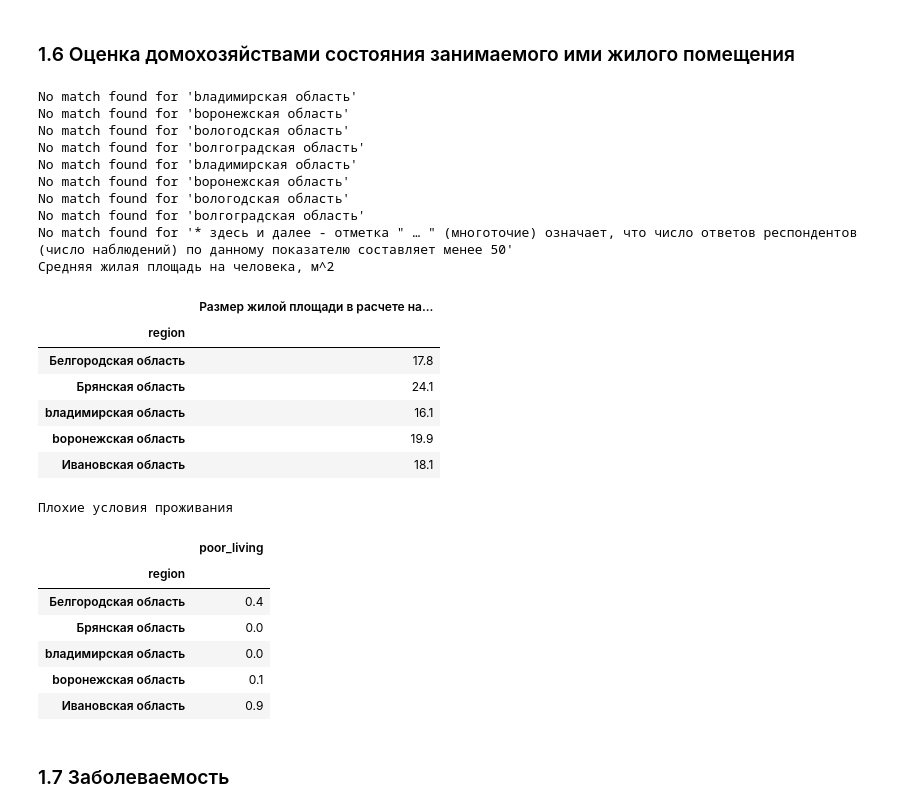
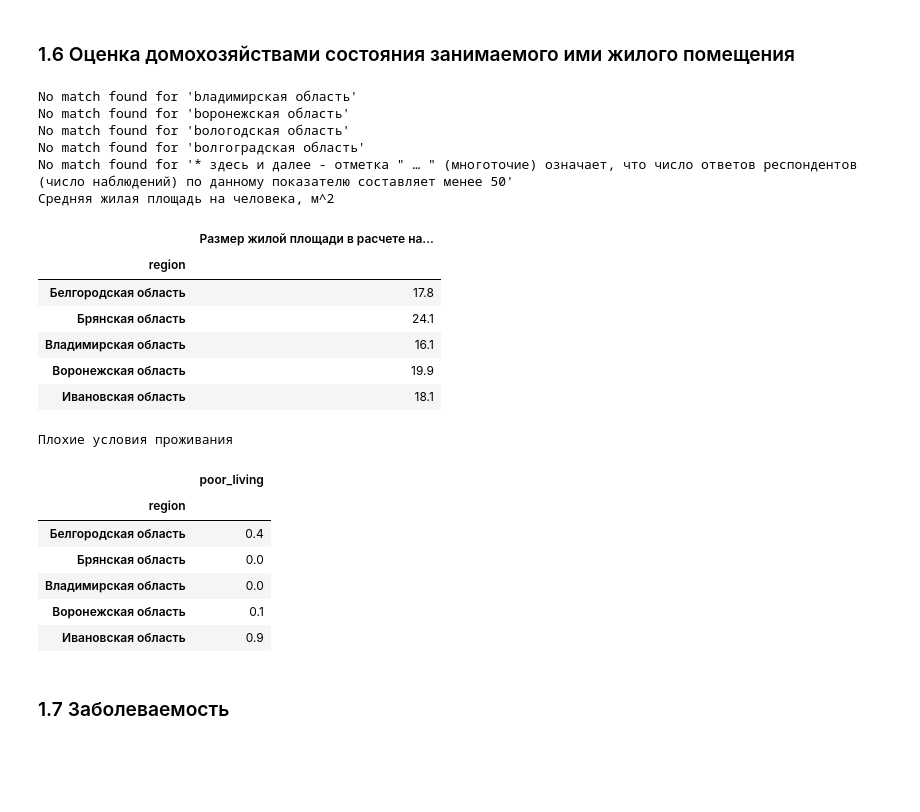
Before and after one commit to banzarkhan/ngo-clasterization, a Jupyter notebook: ngo-clasterization.ipynb, the cells around one changed output. Cells and saved outputs as stored; diff of their text form; code cells hidden in the pictures; blank space fills up the shorter version.

Commit message:
population table

```diff
--- a/ngo-clasterization.ipynb
+++ b/ngo-clasterization.ipynb
@@ -102,8 +58,0 @@ normal_regions.head()
-# %%
-regions_dict = {}
-
-for index, row in normal_regions.iterrows():
-    for element in row['test']:
-        regions_dict[element] = row['Наименование субъекта']
-
-regions_dict
@@ -129,32 +60,30 @@ regions_dict
 # Функция для преобразования наименований субъектов:
 
 def change_name(name):
-    name = name.lower()
+    name_lower = name.lower()
 
-    for n in regions_dict:
-        if n in name:
-            return regions_dict[n]
+    for n, region in regions_dict.items():
+        if n in name_lower:
+            return region
 
-    if re.search(r'\bомская\b(?!.*томская)', name):
+    if re.search(r'\bомская\b(?!.*томская)', name_lower):
         return "Омская область"
 
-    if re.search(r'ханты', name):
+    if any(keyword in name_lower for keyword in ['ханты', 'югра']):
         return 'Ханты-Мансийский автономный округ — Югра'
-    elif re.search(r'югра', name):
-        return 'Ханты-Мансийский автономный округ — Югра'
-    elif re.search(r'ямало', name):
+    elif 'ямало' in name_lower:
         return 'Ямало-Ненецкий автономный округ'
-    elif 'тюменская' in name:
+    elif 'тюменская' in name_lower:
         return 'Тюменская область'
 
-    if "ненецкий" in name and "архангельск" in name:
+    if all(keyword in name_lower for keyword in ['ненецкий', 'архангельск']):
         return "Ненецкий автономный округ"
-    elif re.search(r'\bненецкий\b', name) and not re.search(r'\bямало-ненецкий\b', name):
+    elif re.search(r'\bненецкий\b', name_lower) and not re.search(r'\bямало-ненецкий\b', name_lower):
         return "Ненецкий автономный округ"
-    elif "архангельск" in name:
+    elif 'архангельск' in name_lower:
         return "Архангельская область"
 
-    print(f"No match found for '{name}'")
+    print(f"No match found for '{name_lower}'")
     return name
 # %% [markdown]
 ## 1. Обработка данных
@@ -475,48 +405,45 @@ housing_conditions = housing_conditions.dropna(subset=['region'])
 district = housing_conditions[housing_conditions['region'].str.contains('федеральный округ|Федерация|район')].index
 housing_conditions.drop(district, axis = 0, inplace=True)
 
+housing_conditions['region'] = housing_conditions['region'].apply(lambda x: x.replace('B','В'))
 
 # Унифицируем названия регионов
 housing_conditions['region'] = housing_conditions['region'].apply(change_name)
 
 housing_conditions.set_index('region', inplace=True)
 
 print('Средняя жилая площадь на человека, м^2')
 living_area = housing[['Размер жилой площади в расчете на члена домохозяйства']]
 display(living_area.head())
 
 print('Плохие условия проживания')
 # ВЫбираем столбец с плохими условиями
 poor_living_conditions = housing_conditions[['из них указавшие: на плохое состояние или очень плохое состояние жилого помещения и на стесненность проживания']]
 # Удалаям последнюю строку
 poor_living_conditions = poor_living_conditions.drop(poor_living_conditions.index[-1])
 poor_living_conditions.rename(columns={'из них указавшие: на плохое состояние или очень плохое состояние жилого помещения и на стесненность проживания':'poor_living'}, inplace=True)
 display(poor_living_conditions.head())
 # %% [output]
-No match found for 'bладимирская область'
-No match found for 'bоронежская область'
-No match found for 'bологодская область'
-No match found for 'bолгоградская область'
 No match found for 'bладимирская область'
 No match found for 'bоронежская область'
 No match found for 'bологодская область'
 No match found for 'bолгоградская область'
 No match found for '* здесь и далее - отметка " … " (многоточие) означает, что число ответов респондентов (число наблюдений) по данному показателю составляет менее 50'
 Средняя жилая площадь на человека, м^2
 |  | Размер жилой площади в расчете на... |
 | region |  |
 | Белгородская область | 17.8 |
 | Брянская область | 24.1 |
-| bладимирская область | 16.1 |
-| bоронежская область | 19.9 |
+| Bладимирская область | 16.1 |
+| Bоронежская область | 19.9 |
 | Ивановская область | 18.1 |
 Плохие условия проживания
 |  | poor_living |
 | region |  |
 | Белгородская область | 0.4 |
 | Брянская область | 0.0 |
-| bладимирская область | 0.0 |
-| bоронежская область | 0.1 |
+| Владимирская область | 0.0 |
+| Воронежская область | 0.1 |
 | Ивановская область | 0.9 |
 # %% [markdown]
 ### 1.7 Заболеваемость
```
Also changed, not shown: parts of 17 cells of this notebook.
